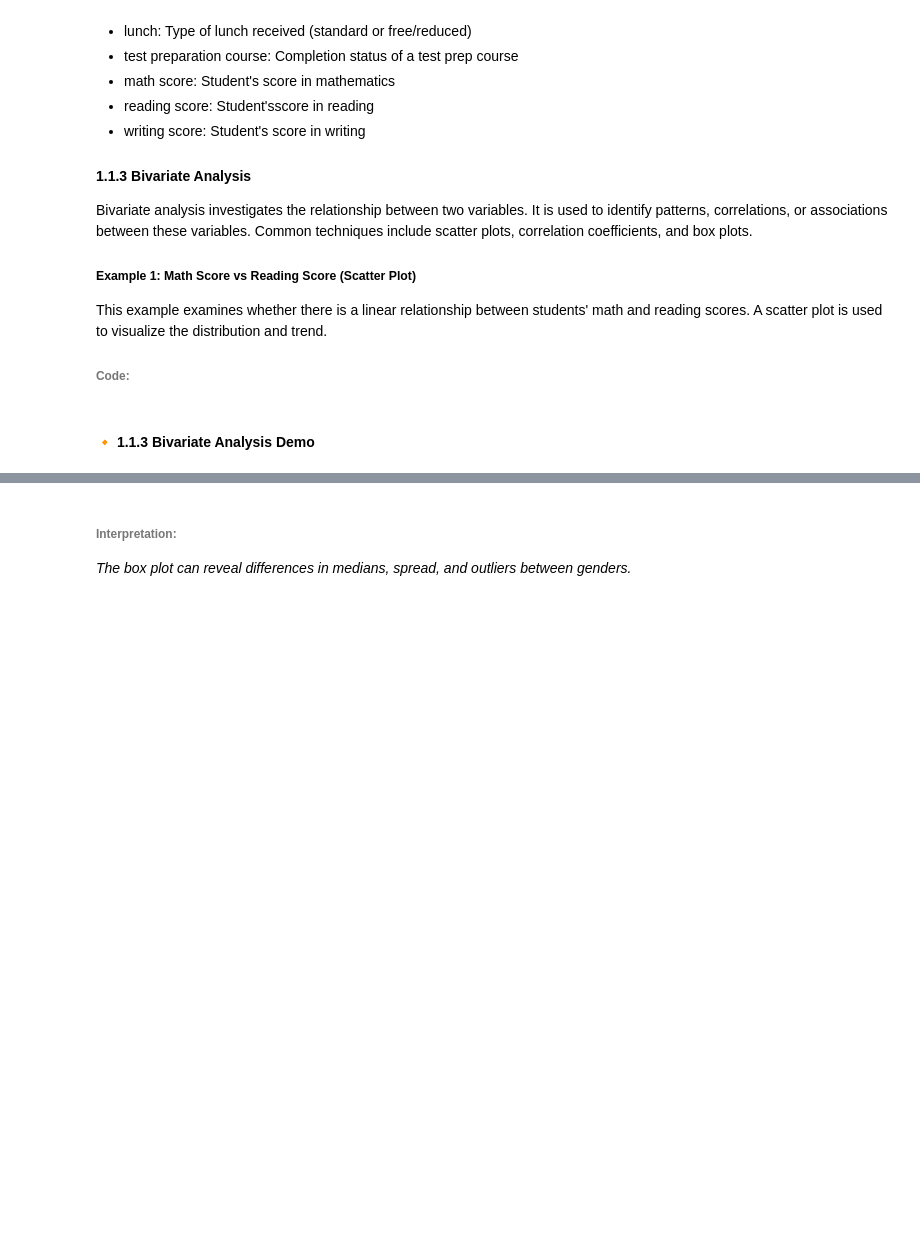
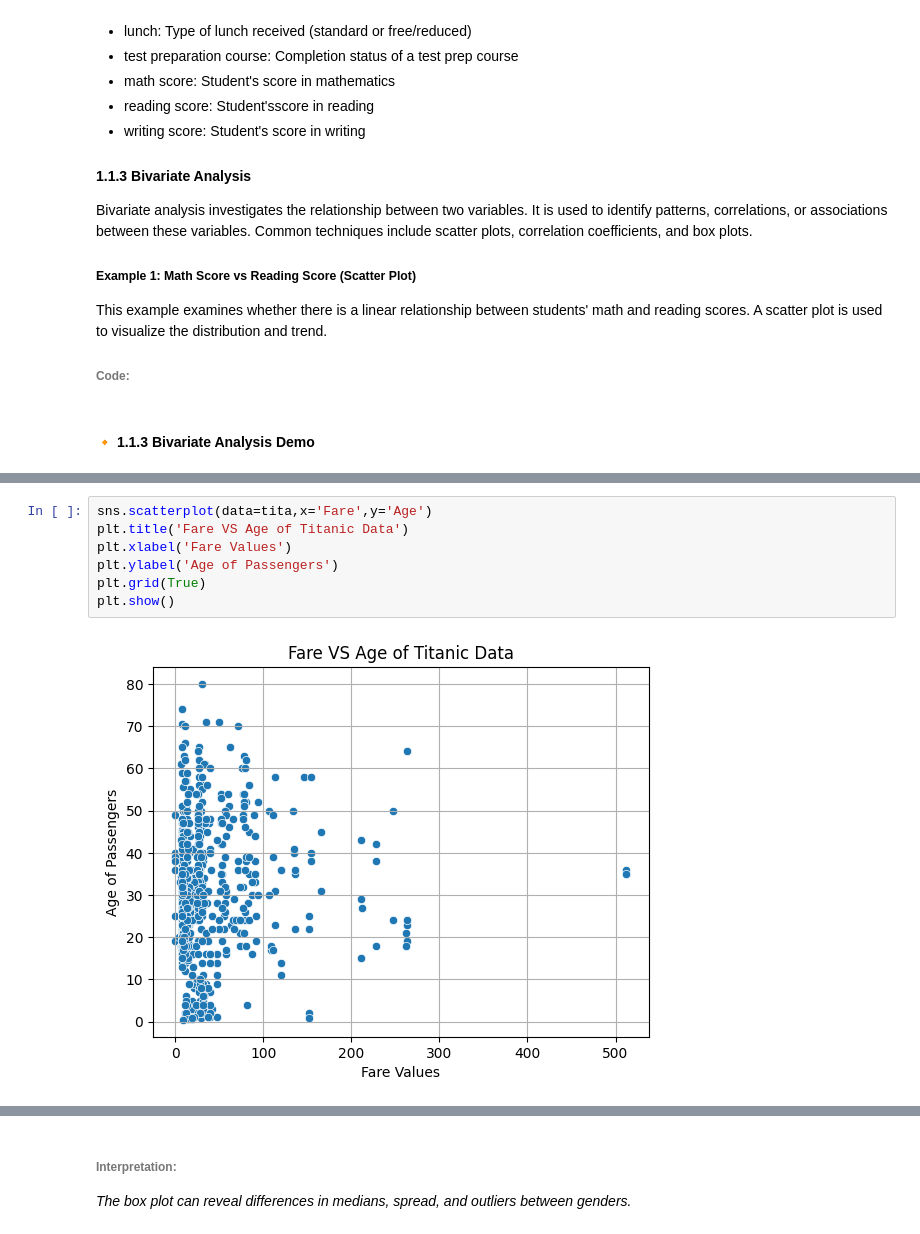
Before and after one commit to sbccas/data-analytics-using-python, a Jupyter notebook: 2_Lecture_Notes/Unit1_Fundamentals_of_Data_Analytics.ipynb, the cells around one changed output, grey strips where cells are left out. Cells and saved outputs as stored; diff of their text form; blank space fills up the shorter version.

```diff
--- a/2_Lecture_Notes/Unit1_Fundamentals_of_Data_Analytics.ipynb
+++ b/2_Lecture_Notes/Unit1_Fundamentals_of_Data_Analytics.ipynb
@@ -583,0 +594,9 @@ if len(df.select_dtypes(include=np.number).columns) >= 2:
+# %%
+sns.scatterplot(data=tita,x='Fare',y='Age')
+plt.title('Fare VS Age of Titanic Data')
+plt.xlabel('Fare Values')
+plt.ylabel('Age of Passengers')
+plt.grid(True)
+plt.show()
+# %% [output]
+[figure, added]
```
Also changed, not shown: parts of 64 cells of this notebook, 25 other files.
